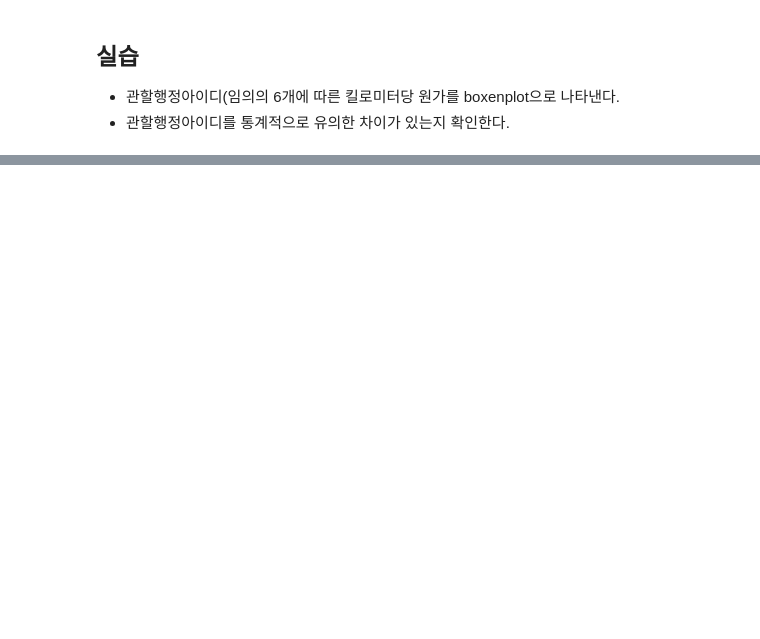
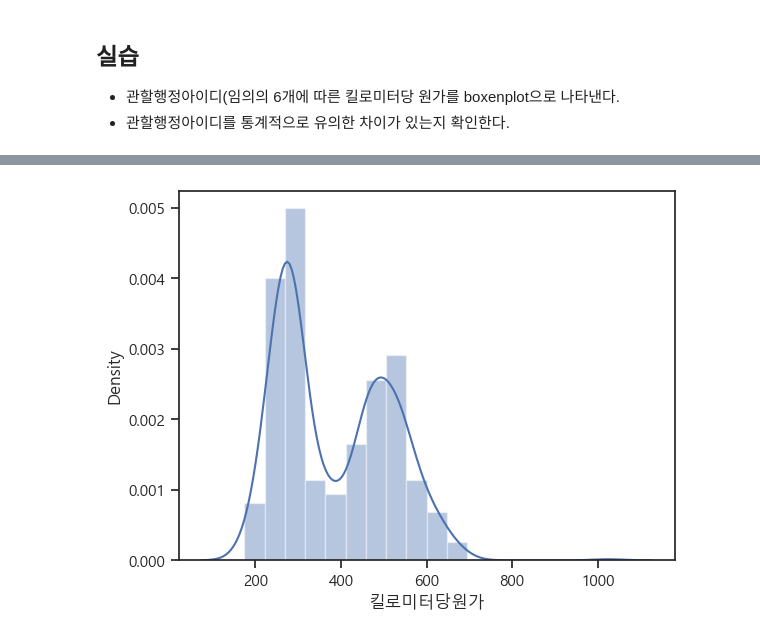
Before and after one commit to Keunji123/KJH, a Jupyter notebook: 1123.ipynb, the cells around one changed output, grey strips where cells are left out. Saved outputs shown, nothing was run; the diff lists cells and outputs as text; code cells hidden in the pictures; blank space fills up the shorter version.

```diff
--- a/1123.ipynb
+++ b/1123.ipynb
@@ -235,0 +308,5 @@ df
+# %%
+sns.distplot(df_41[df_41['관할행정아이디'] == 30]['킬로미터당원가'])
+plt.show()
+# %% [output]
+[figure, added]
```
Also changed, not shown: parts of 10 cells of this notebook, 5 other files.
